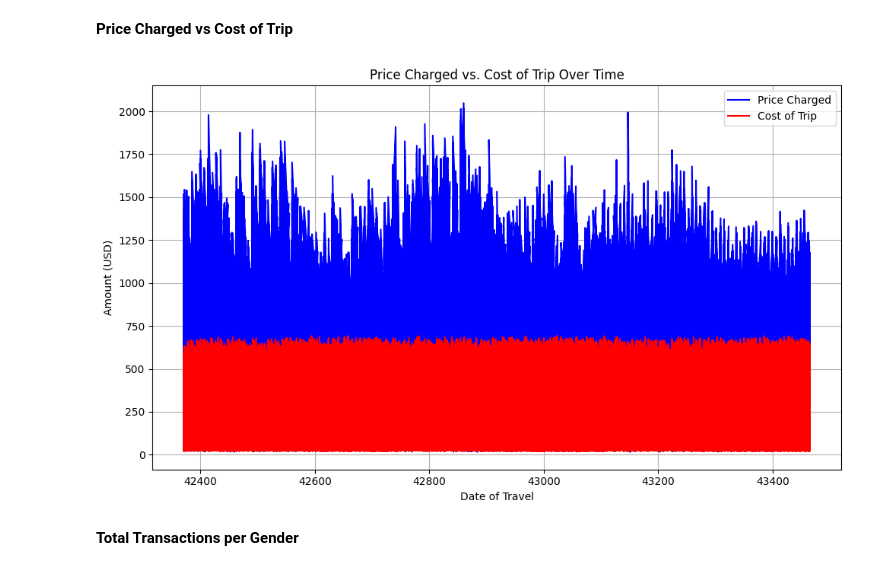
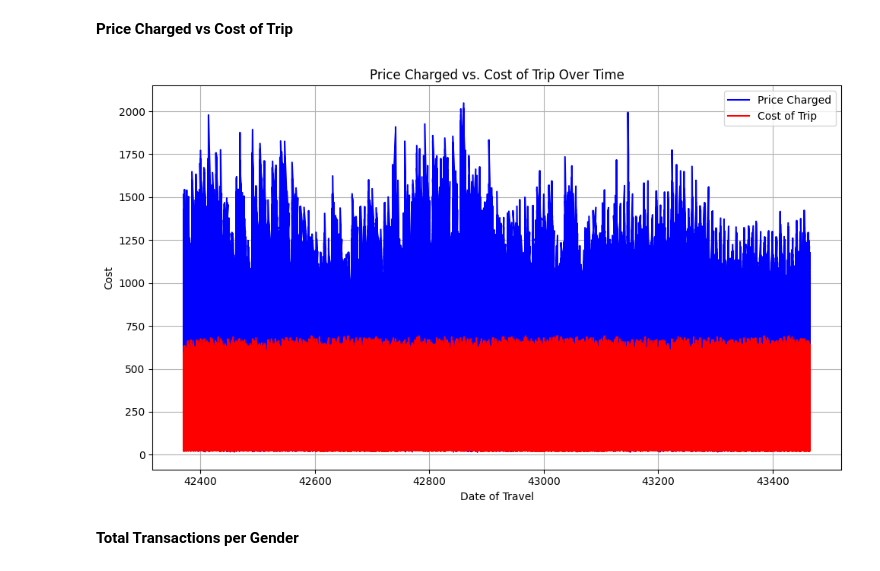
Before and after one commit to awwab-ahmed/DataGlacier, a Jupyter notebook: Week2/EDA Notebook (G2M insight for Cab Investment firm).ipynb, the cells around one changed output. Cells and saved outputs as stored; diff of their text form; code cells hidden in the pictures.

```diff
--- a/Week2/EDA Notebook (G2M insight for Cab Investment firm).ipynb
+++ b/Week2/EDA Notebook (G2M insight for Cab Investment firm).ipynb
@@ -288,16 +288,16 @@ plt.show()
 # %%
 plt.figure(figsize=(10, 6))
 plt.plot(all_datasets_merged["Date of Travel"], all_datasets_merged["Price Charged"], label='Price Charged', color='blue')
 plt.plot(all_datasets_merged["Date of Travel"], all_datasets_merged["Cost of Trip"], label='Cost of Trip', color='red')
 plt.xlabel('Date of Travel')
-plt.ylabel('Amount (USD)')
+plt.ylabel('Cost')
 plt.title('Price Charged vs. Cost of Trip Over Time')
 plt.legend()
 plt.grid(True)
 plt.tight_layout()
 plt.show()
 # %% [output]
-[figure, old version]
+[figure, new version]
 # %% [markdown]
 **Total Transactions per Gender**
 # %%
```
Also changed, not shown: parts of 2 cells of this notebook.
